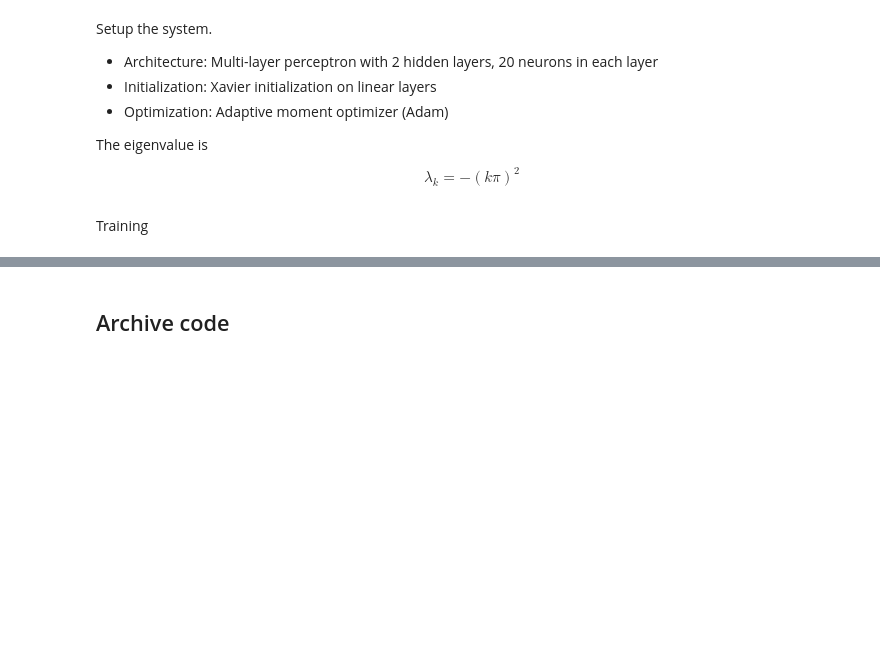
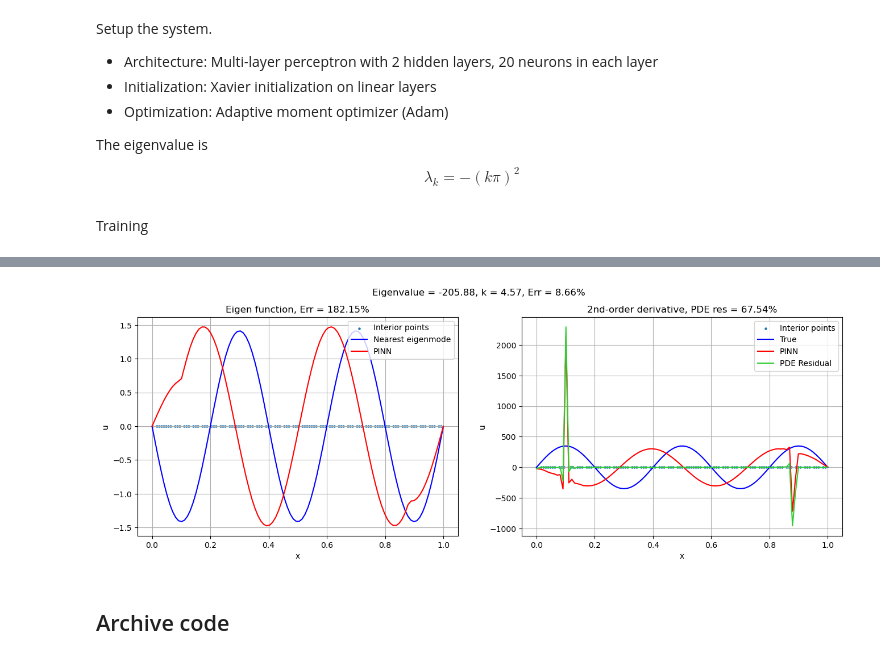
Before and after one commit to GentleMin/PyCrete, a Jupyter notebook: eigenpinns.ipynb, the cells around one changed output, grey strips where cells are left out. Saved outputs shown, nothing was run; the diff lists cells and outputs as text; code cells hidden in the pictures; blank space fills up the shorter version.

```diff
--- a/eigenpinns.ipynb
+++ b/eigenpinns.ipynb
@@ -195,3 +305,49 @@ plt.show()
+# %%
+est_eigenval = eigen_nn.eigenvalue.detach().item()
+
+# Forward evaluation
+x_array = torch.atleast_2d(torch.linspace(0, 1, 100)).T
+x_array.requires_grad = True
+u_pred = eigen_nn.forward(x_array)
+du_dx_pred = torch.autograd.grad(u_pred.sum(), x_array, create_graph=True)[0]
+d2u_dx2_pred = torch.autograd.grad(du_dx_pred.sum(), x_array)[0]
+
+# Decide plotting sign on the eigenvalue
+k_est = np.sqrt(-est_eigenval)/np.pi
+k_nearest = np.round(k_est)
+u_nearest = torch.sqrt(torch.tensor(2))*torch.sin(k_nearest*np.pi*x_array)
+sign = 1 if torch.sum(torch.abs(u_nearest - u_pred)) < torch.sum(torch.abs(u_nearest + u_pred)) else -1
+rel_err = torch.sum((u_nearest - sign*u_pred)**2)/torch.sum(u_pred**2)
+pde_res = torch.sum((d2u_dx2_pred - est_eigenval*u_pred)**2)/torch.sum(d2u_dx2_pred**2)
+
+# Plotting
+fig, axes = plt.subplots(nrows=1, ncols=2, figsize=(16, 5))
+
+ax = axes[0]
+ax.scatter(eigen_nn.train_pt_int.detach().numpy(), np.zeros(100), 5, label="Interior points")
+ax.plot(x_array.detach().numpy(), sign*u_nearest.detach().numpy(), 'b-', label="Nearest eigenmode")
+ax.plot(x_array.detach().numpy(), u_pred.detach().numpy(), 'r-', label="PINN")
+ax.grid(which="both")
+ax.set_xlabel("x")
+ax.set_ylabel("u")
+ax.legend()
+ax.set_title("Eigen function, Err = {:.2%}".format(rel_err.detach().numpy().item()))
+
+ax = axes[1]
+ax.scatter(eigen_nn.train_pt_int.detach().numpy(), np.zeros(100), 5, label="Interior points")
+ax.plot(x_array.detach().numpy(), -sign*np.sqrt(2)*(k_nearest*np.pi)**2*np.sin(k_nearest*np.pi*np.linspace(0, 1, num=100)), 'b-', label="True")
+ax.plot(x_array.detach().numpy(), d2u_dx2_pred.detach().numpy(), 'r-', label="PINN")
+ax.plot(x_array.detach().numpy(), d2u_dx2_pred.detach().numpy() - est_eigenval*u_pred.detach().numpy(), '-', color="limegreen", label="PDE Residual")
+ax.grid(which="both")
+ax.set_xlabel("x")
+ax.set_ylabel("u")
+ax.legend()
+ax.set_title("2nd-order derivative, PDE res = {:.2%}".format(pde_res.detach().numpy().item()))
+
+fig.suptitle("Eigenvalue = {:.2f}, k = {:.2f}, Err = {:.2%}".format(est_eigenval, k_est, abs(k_nearest - k_est)/k_nearest))
+plt.show()
+# %% [output]
+[figure, added]
 # %% [markdown]
 ## Archive code
 # %%
```
Also changed, not shown: parts of 11 cells of this notebook, 3 other files.
